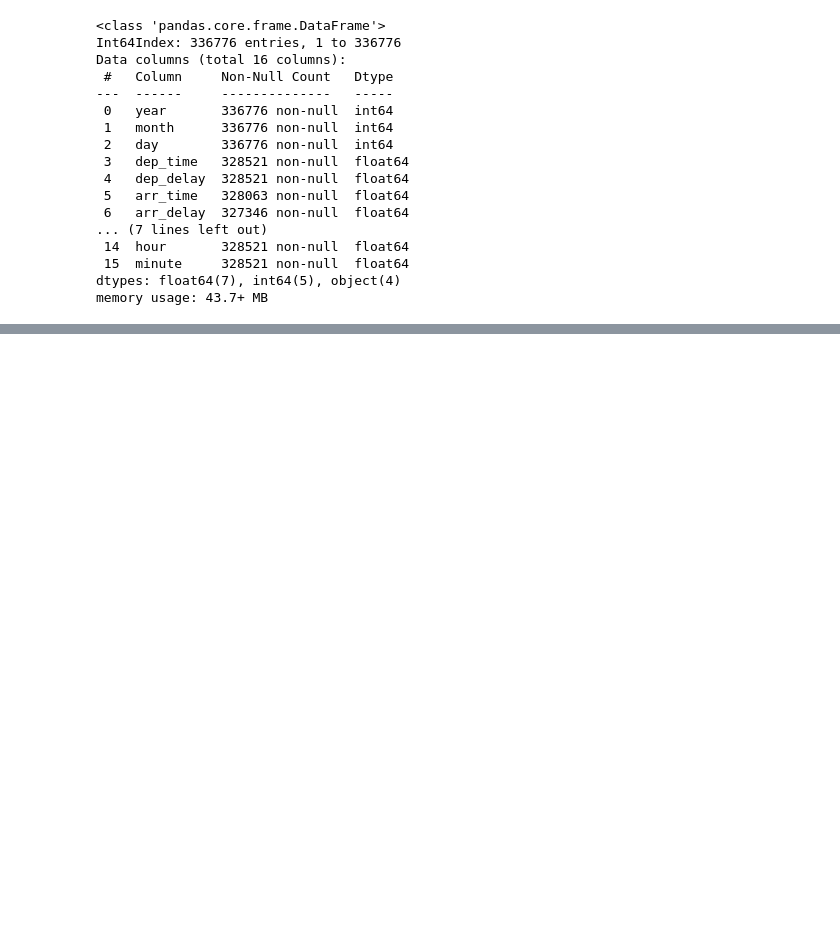
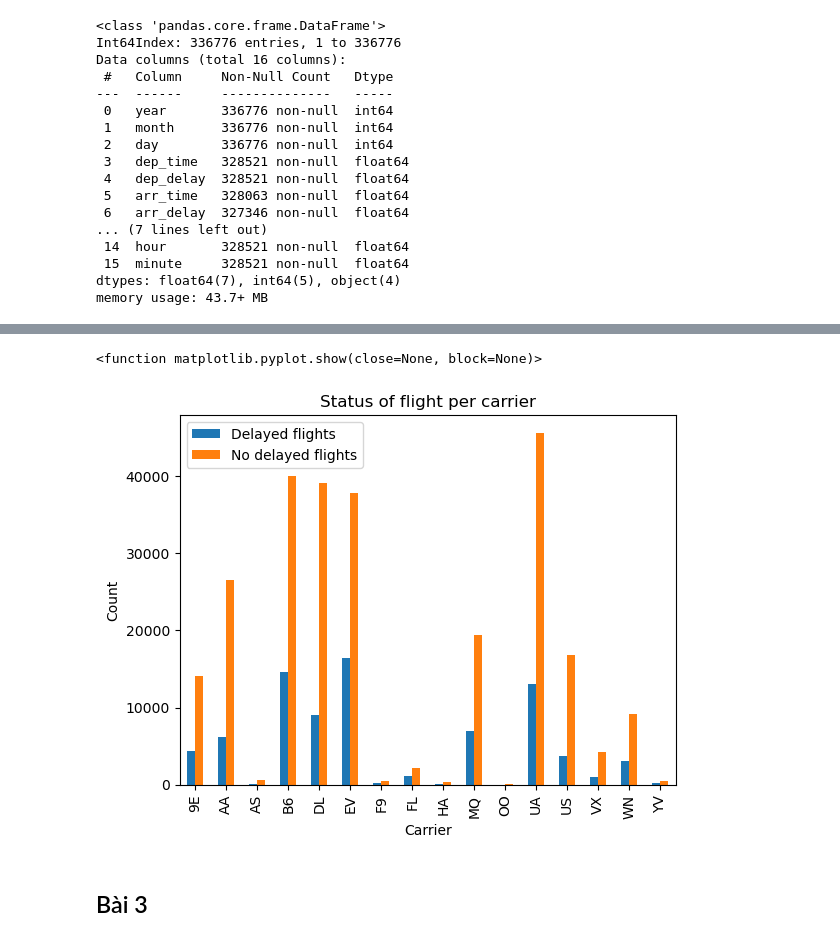
Before and after one commit to nguyenminhthuy/da-course-cybersoft, a Jupyter notebook: DA08_Wk7_NguyenMinhThuy.ipynb, the cells around one changed output, grey strips where cells are left out. Drawn from its saved outputs; the diff is of its cells as text; code cells hidden in the pictures; blank space fills up the shorter version.

```diff
--- a/DA08_Wk7_NguyenMinhThuy.ipynb
+++ b/DA08_Wk7_NguyenMinhThuy.ipynb
@@ -42,0 +101,6 @@ memory usage: 43.7+ MB
+# %%
+delayed_flights_carrier = df[df['arr_delay']>=15].groupby(df['carrier']).size().to_frame(name='Delayed flights')
+no_delayed_flights_carrier = df[df['arr_delay']<15].groupby(df['carrier']).size().to_frame(name='No delayed flights')
+# %%
+df_flight_carrier = pd.concat((delayed_flights_carrier, no_delayed_flights_carrier), axis=1)
+df_flight_carrier
@@ -42,0 +126,11 @@ memory usage: 43.7+ MB
+# %%
+ax = df_flight_carrier.plot(kind='bar', stacked=False)
+plt.xlabel('Carrier')
+plt.ylabel('Count')
+plt.title('Status of flight per carrier')
+plt.show
+# %% [output]
+<function matplotlib.pyplot.show(close=None, block=None)>
+[figure, added]
+# %% [markdown]
+## Bài 3
```
Also changed, not shown: parts of 19 cells of this notebook, 3 other files.
